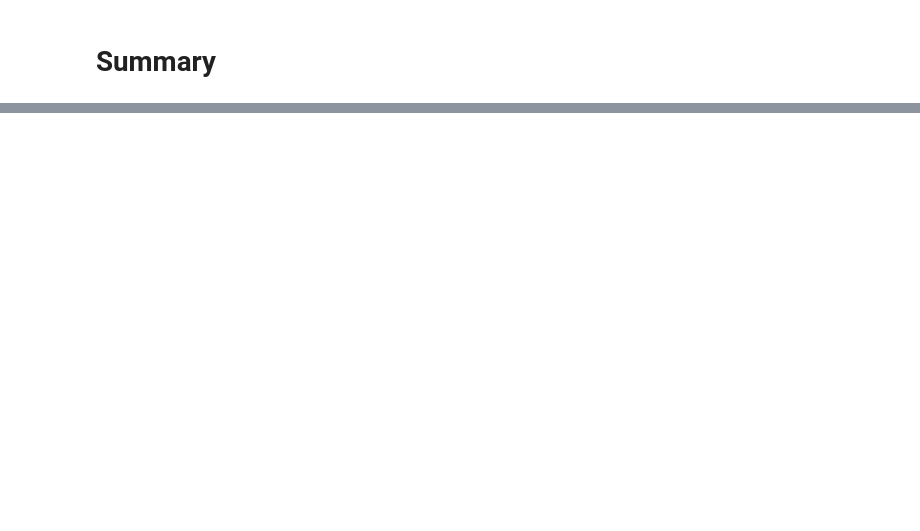
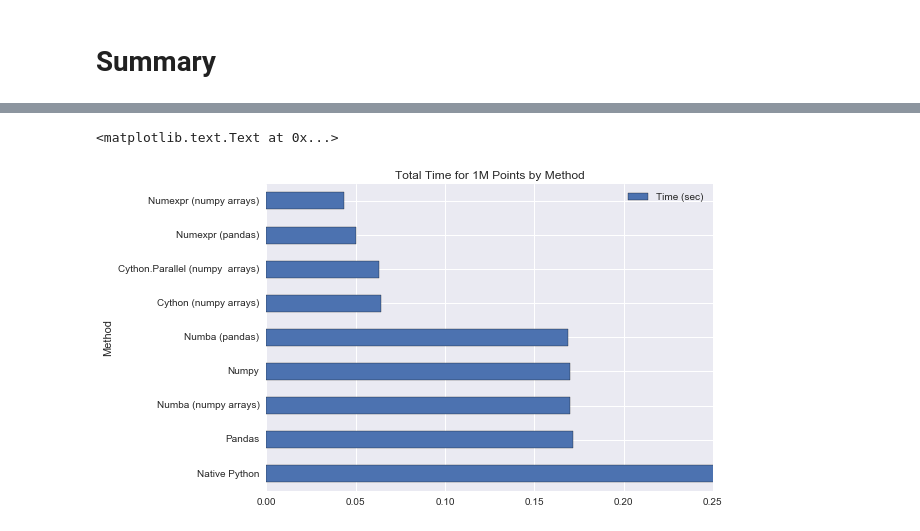
Before and after one commit to jimmycfa/python-timing-tests, a Jupyter notebook: geo_timing.ipynb, the cells around one changed output, grey strips where cells are left out. Drawn from its saved outputs; the diff is of its cells as text; code cells hidden in the pictures; blank space fills up the shorter version.

```diff
--- a/geo_timing.ipynb
+++ b/geo_timing.ipynb
@@ -341,0 +452,10 @@ timing_results.sort_values('Best (sec)')
+# %%
+oneM_df.sort_values('Time (sec)', inplace=True, ascending=False)
+oneM_df_subset = oneM_df.reindex(columns=['Time (sec)'])
+ax_1M_time = oneM_df_subset.plot(kind='barh')
+ax_1M_time.set_yticklabels(list(oneM_df.index))
+ax_1M_time.set_xbound(upper=.25)
+ax_1M_time.set_title('Total Time for 1M Points by Method')
+# %% [output]
+<matplotlib.text.Text at 0x...>
+[figure, added]
```
Also changed, not shown: parts of 29 cells of this notebook.
